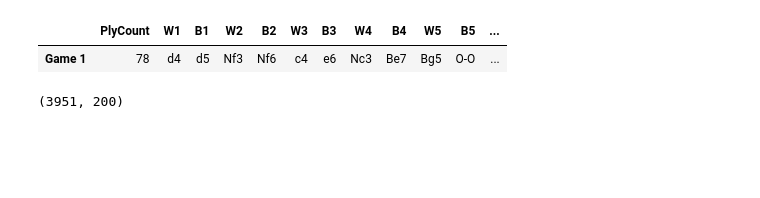
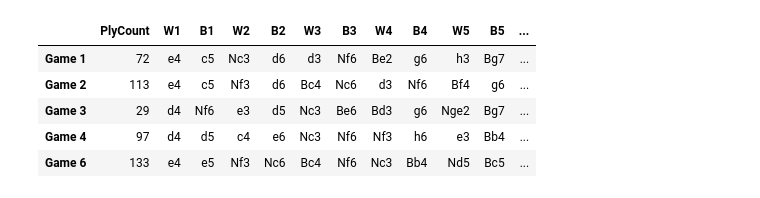
Before and after one commit to Abe-Borg/BradleyChess, a Jupyter notebook: src/Misc Code Testing.ipynb, the cells around one changed output. Saved outputs shown, nothing was run; the diff lists cells and outputs as text; code cells hidden in the pictures; blank space fills up the shorter version.

```diff
--- a/src/Misc Code Testing.ipynb
+++ b/src/Misc Code Testing.ipynb
@@ -6,9 +20,11 @@ chess_data = pd.read_pickle(game_settings.bradley_agent_q_table_path, compressio
+# %%
+chess_data = pd.read_pickle(game_settings.chess_games_filepath_part_61, compression = 'zip')
 # %%
-chess_data.head(1)
+chess_data.head()
 # %% [output]
 |  | PlyCount | W1 | B1 | W2 | B2 | W3 | B3 | W4 | B4 | W5 | B5 | ... |
-| Game 1 | 78 | d4 | d5 | Nf3 | Nf6 | c4 | e6 | Nc3 | Be7 | Bg5 | O-O | ... |
+| Game 1 | 72 | e4 | c5 | Nc3 | d6 | d3 | Nf6 | Be2 | g6 | h3 | Bg7 | ... |
+| Game 2 | 113 | e4 | c5 | Nf3 | d6 | Bc4 | Nc6 | d3 | Nf6 | Bf4 | g6 | ... |
+| Game 3 | 29 | d4 | Nf6 | e3 | d5 | Nc3 | Be6 | Bd3 | g6 | Nge2 | Bg7 | ... |
+| Game 4 | 97 | d4 | d5 | c4 | e6 | Nc3 | Nf6 | Nf3 | h6 | e3 | Bb4 | ... |
+| Game 6 | 133 | e4 | e5 | Nf3 | Nc6 | Bc4 | Nf6 | Nc3 | Bb4 | Nd5 | Bc5 | ... |
-# %%
-chess_data.shape
-# %% [output]
-(3951, 200)
```
Also changed, not shown: parts of 1 cell of this notebook, 5 other files.
